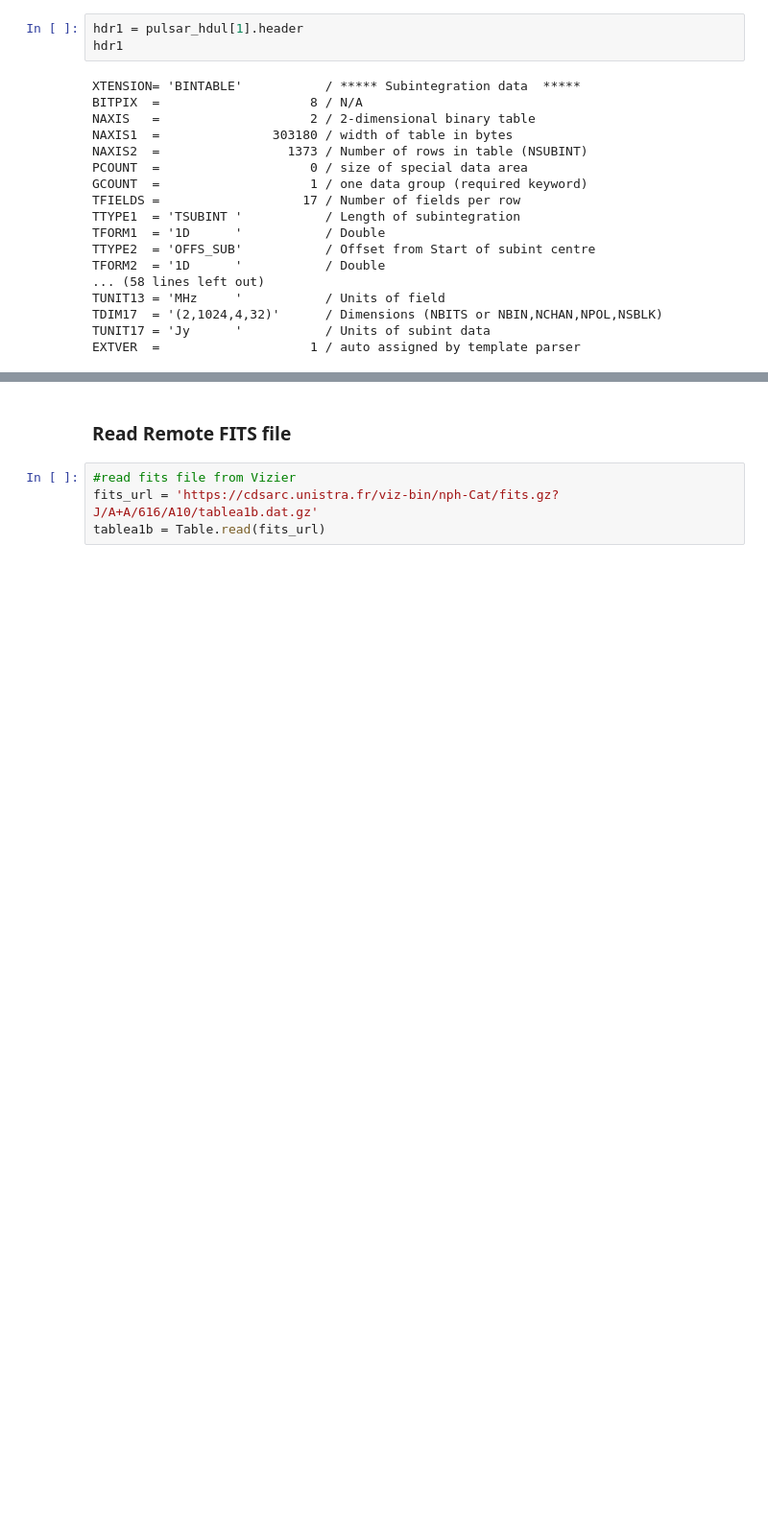
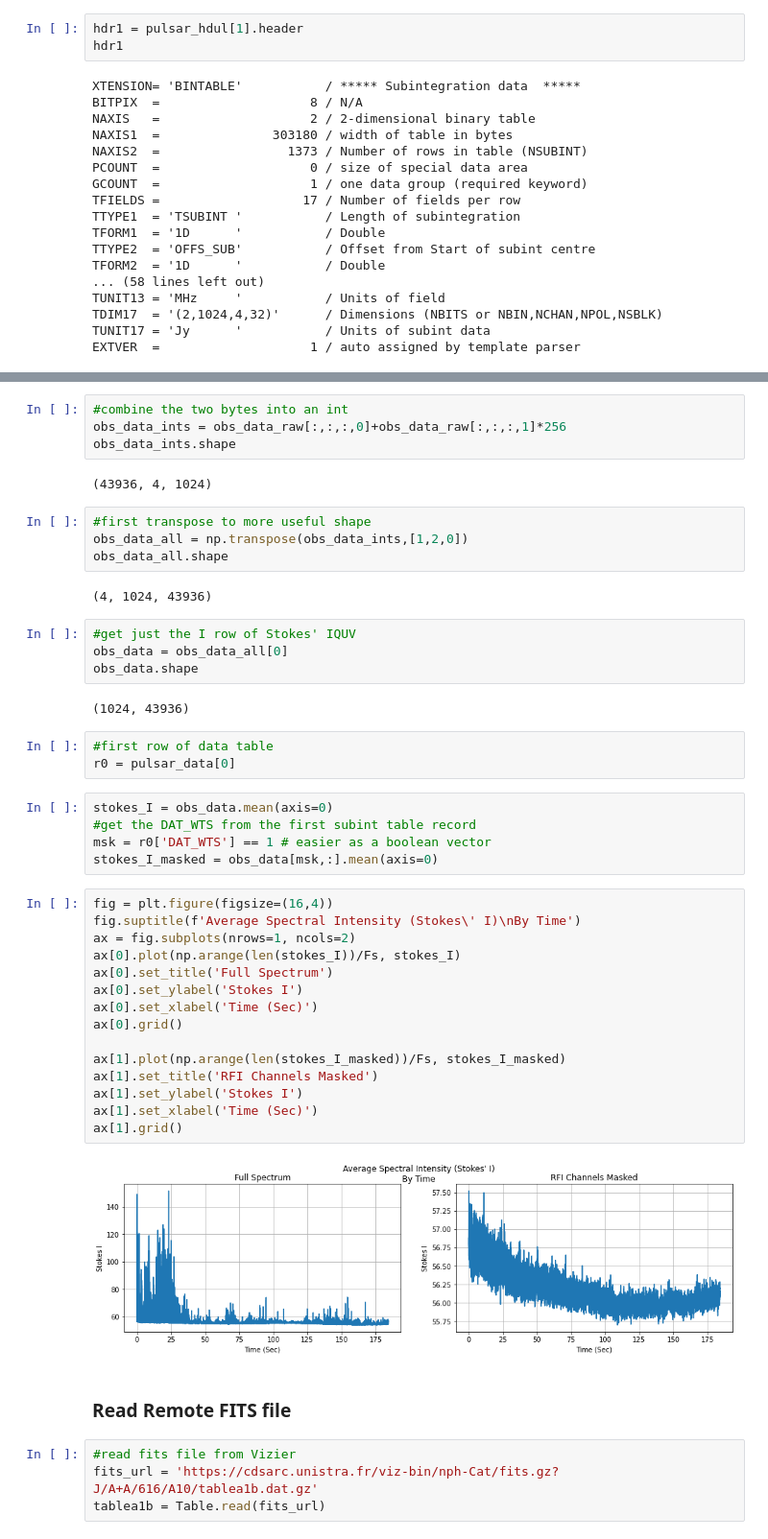
Before and after one commit to Dishwasha/cas-tau, a Jupyter notebook: AstropyTutorial.ipynb, the cells around one changed output, grey strips where cells are left out. Shown at 96% size. Saved outputs shown, nothing was run; the diff lists cells and outputs as text; blank space fills up the shorter version.

```diff
--- a/AstropyTutorial.ipynb
+++ b/AstropyTutorial.ipynb
@@ -633,3 +710,46 @@ EXTVER  =                    1 / auto assigned by template parser
+# %%
+#combine the two bytes into an int
+obs_data_ints = obs_data_raw[:,:,:,0]+obs_data_raw[:,:,:,1]*256
+obs_data_ints.shape
+# %% [output]
+(43936, 4, 1024)
+# %%
+#first transpose to more useful shape
+obs_data_all = np.transpose(obs_data_ints,[1,2,0])
+obs_data_all.shape
+# %% [output]
+(4, 1024, 43936)
+# %%
+#get just the I row of Stokes' IQUV
+obs_data = obs_data_all[0]
+obs_data.shape
+# %% [output]
+(1024, 43936)
+# %%
+#first row of data table
+r0 = pulsar_data[0]
+# %%
+stokes_I = obs_data.mean(axis=0)
+#get the DAT_WTS from the first subint table record
+msk = r0['DAT_WTS'] == 1 # easier as a boolean vector
+stokes_I_masked = obs_data[msk,:].mean(axis=0)
+# %%
+fig = plt.figure(figsize=(16,4))
+fig.suptitle(f'Average Spectral Intensity (Stokes\' I)\nBy Time')
+ax = fig.subplots(nrows=1, ncols=2)
+ax[0].plot(np.arange(len(stokes_I))/Fs, stokes_I)
+ax[0].set_title('Full Spectrum')
+ax[0].set_ylabel('Stokes I')
+ax[0].set_xlabel('Time (Sec)')
+ax[0].grid()
+
+ax[1].plot(np.arange(len(stokes_I_masked))/Fs, stokes_I_masked)
+ax[1].set_title('RFI Channels Masked')
+ax[1].set_ylabel('Stokes I')
+ax[1].set_xlabel('Time (Sec)')
+ax[1].grid()
+# %% [output]
+[figure, added]
 # %% [markdown]
 ### Read Remote FITS file
 # %%
```
Also changed, not shown: parts of 6 cells of this notebook.
